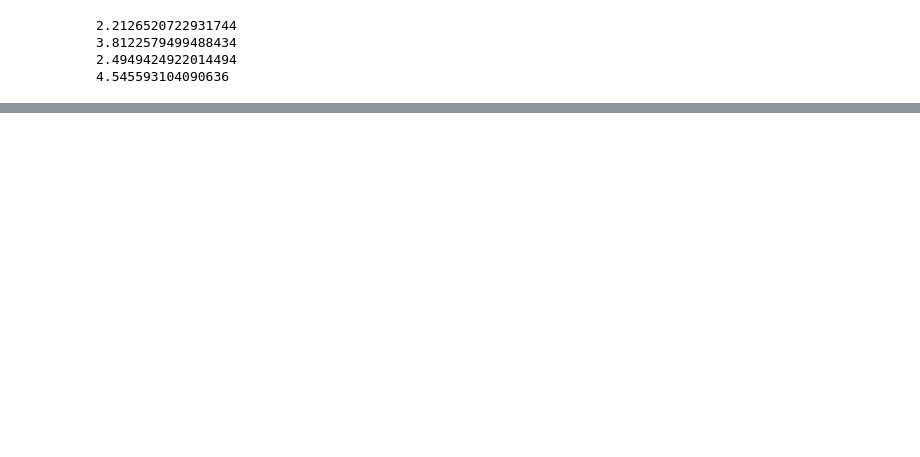
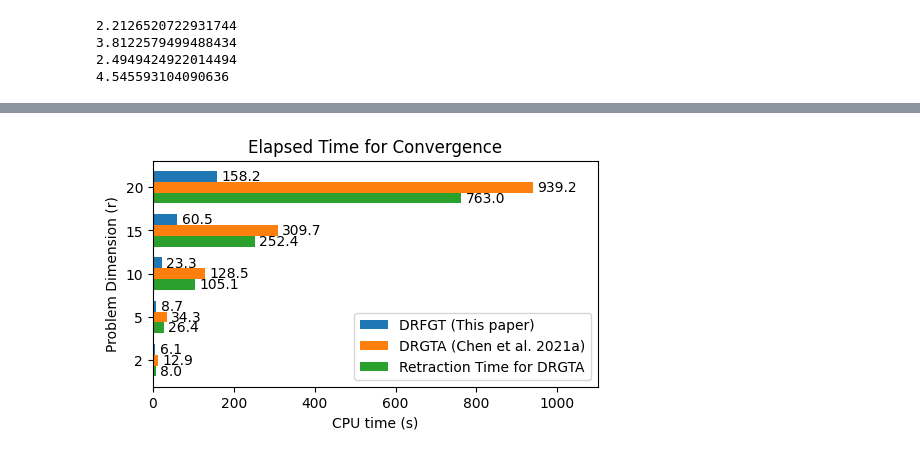
Before and after one commit to sundave1998/Ret_free_tracking1, a Jupyter notebook: draw_time.ipynb, the cells around one changed output, grey strips where cells are left out. Cells and saved outputs as stored; diff of their text form; code cells hidden in the pictures; blank space fills up the shorter version.

```diff
--- a/draw_time.ipynb
+++ b/draw_time.ipynb
@@ -142,5 +361,5 @@ ax.set_ylim(0, 120)
 # %%
-
+# for 10 anent, d=100
 retraction_free_time = []
 
 retraction_time = []
@@ -149,66 +368,95 @@ retraction_time_retraction = []
 dimension = []
 
 
-# dimension.append(100)
-# time1 = 42.9548826
-# time2 = 95.04421
-# time3 = 53.0346391
-# retraction_free_time.append(time1)
-# retraction_time.append(time2)
-# retraction_time_retraction.append(time3)
-# print(time2/time1)
-
-# dimension.append(50)
-# time1 = 11.05429
-# time2 = 42.14180493354
-# time3 = 24.890235900
-# retraction_free_time.append(time1)
-# retraction_time.append(time2)
-# retraction_time_retraction.append(time3)
-# print(time2/time1)
-
 dimension.append(20)
-time1 = 200.3112
-time2 = 1168.1424674
-time3 = 913.2595
+time1 = 158.22689
+time2 = 939.2205
+time3 = 762.97672
 retraction_free_time.append(time1)
 retraction_time.append(time2)
 retraction_time_retraction.append(time3)
 print(time2/time1)
 
 dimension.append(15)
-time1 = 71.0022
-time2 = 330.584790
-time3 = 244.1243689
+time1 = 60.47169137
+time2 = 309.663969
+time3 = 252.3781
 retraction_free_time.append(time1)
 retraction_time.append(time2)
 retraction_time_retraction.append(time3)
 print(time2/time1)
 
 dimension.append(10)
-time1 = 27.267059
-time2 = 112.418164
-time3 = 76.622007
+time1 = 23.263743
+time2 = 128.452811
+time3 = 105.06206
 retraction_free_time.append(time1)
 retraction_time.append(time2)
 retraction_time_retraction.append(time3)
 print(time2/time1)
 
 dimension.append(5)
-time1 = 9.236289
-time2 = 29.9378614
-time3 = 17.655983
+time1 = 8.72421312
+time2 = 34.264496
+time3 = 26.35380339
 retraction_free_time.append(time1)
 retraction_time.append(time2)
 retraction_time_retraction.append(time3)
 print(time2/time1)
 
 dimension.append(2)
-time1 = 5.2365
-time2 = 14.379583
-time3 = 7.4130342
+time1 = 6.1051795
+time2 = 12.9009757
+time3 = 7.98298
 retraction_free_time.append(time1)
 retraction_time.append(time2)
 retraction_time_retraction.append(time3)
 print(time2/time1)
+
+# species = ("Adelie", "Chinstrap", "Gentoo")
+label1 = "DRFGT (This paper)"
+label2 = "DRGTA (Chen et al. 2021a)"
+label3 = "Retraction Time for DRGTA"
+
+plt.rcParams["figure.figsize"] = (5,3)
+
+# figure(figsize=(4,3))
+x = np.arange(len(dimension))  # the label locations
+width = 0.25  # the width of the bars
+multiplier = 0
+
+fig, ax = plt.subplots(layout='constrained')
+
+# for i in range(len(dimension)):
+offset = width * multiplier
+rects = ax.barh(x + offset, retraction_free_time, width, label=label1)
+rects.datavalues = np.around(rects.datavalues,2)
+ax.bar_label(rects, padding=3, fmt='%.1f')
+
+multiplier += 1
+
+offset = width * multiplier
+
+rects = ax.barh(x + offset, retraction_time, width, label=label2)
+rects.datavalues = np.around(rects.datavalues,2)
+ax.bar_label(rects, padding=3, fmt='%.1f')
+multiplier += 1
+
+offset = width * multiplier
+
+rects = ax.barh(x + offset, retraction_time_retraction, width, label=label3)
+rects.datavalues = np.around(rects.datavalues,2)
+ax.bar_label(rects, padding=3, fmt='%.1f')
+multiplier += 1
+
+# Add some text for labels, title and custom x-axis tick labels, etc.
+ax.set_xlabel('CPU time (s)')
+ax.set_ylabel('Problem Dimension (r)')
+ax.set_title('Elapsed Time for Convergence')
+ax.set_yticks(x + width*(0.5+0.5), dimension)
+ax.legend(loc='lower right')
+ax.set_xlim(0, 1100)
+plt.gca().invert_yaxis()
+
+plt.savefig("time_comp_d100N10_horizontal.pdf")
 # %% [output]
@@ -219,0 +468 @@ print(time2/time1)
+[figure, added]
```
Also changed, not shown: parts of 6 cells of this notebook.
